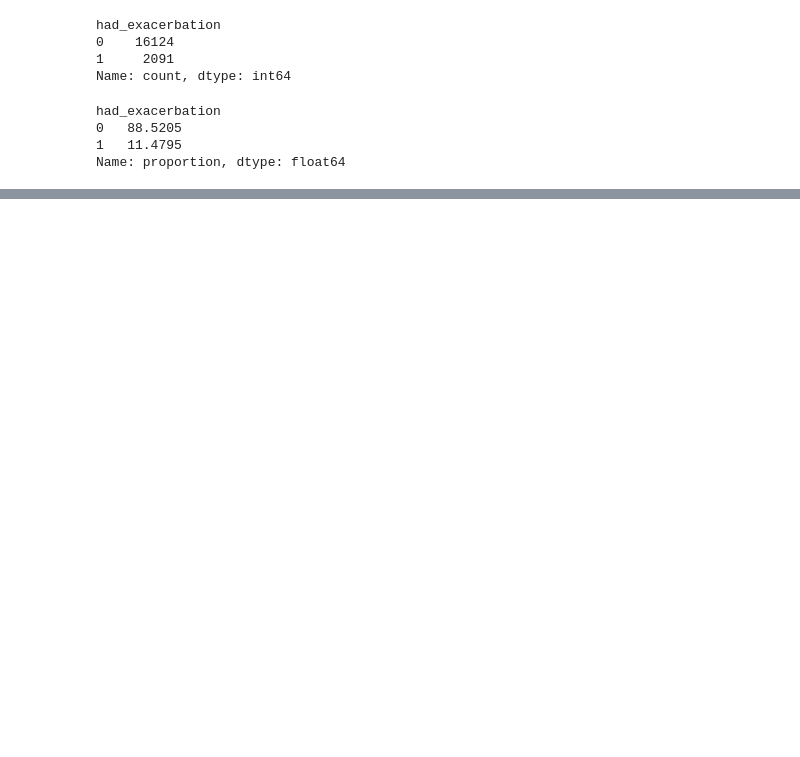
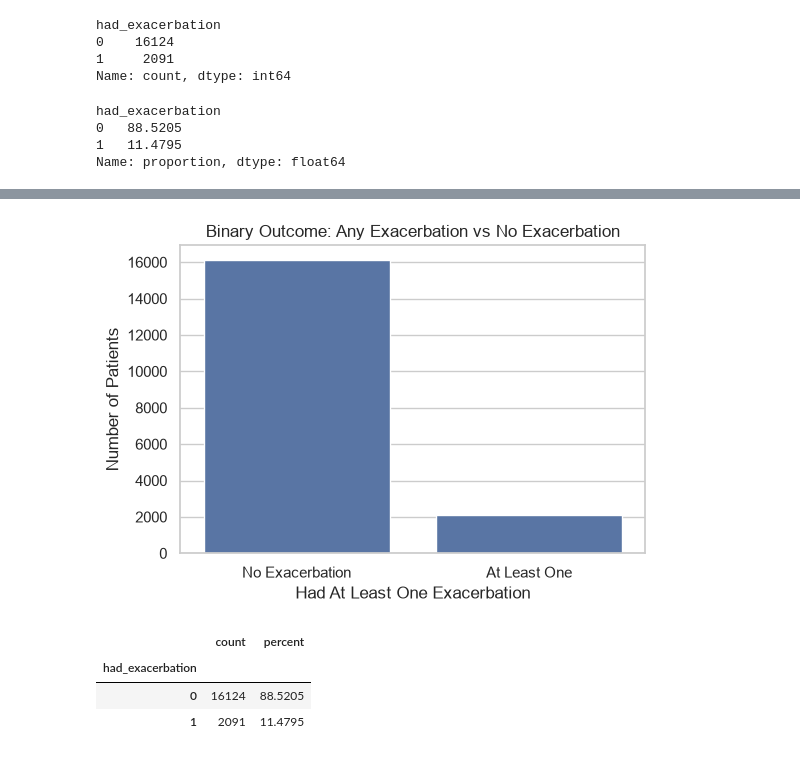
Before and after one commit to tarachd/drug-efficacy-asthma-ml, a Jupyter notebook: notebooks/01_data_understanding.ipynb, the cells around one changed output, grey strips where cells are left out. Saved outputs shown, nothing was run; the diff lists cells and outputs as text; code cells hidden in the pictures; blank space fills up the shorter version.

```diff
--- a/notebooks/01_data_understanding.ipynb
+++ b/notebooks/01_data_understanding.ipynb
@@ -438,0 +494,29 @@ Asthma drug efficacy modeling
+# %%
+# Binary Outcome Count Plot
+plt.figure(figsize=(6, 4))
+
+sns.countplot(
+    data=df,
+    x="had_exacerbation"
+)
+
+plt.title("Binary Outcome: Any Exacerbation vs No Exacerbation")
+plt.xlabel("Had At Least One Exacerbation")
+plt.ylabel("Number of Patients")
+plt.xticks([0, 1], ["No Exacerbation", "At Least One"])
+plt.show()
+# %% [output]
+[figure, added]
+# %%
+# lets make a binary Outcome Table
+binary_outcome_summary = pd.DataFrame({
+    "count": df["had_exacerbation"].value_counts().sort_index(),
+    "percent": df["had_exacerbation"].value_counts(normalize=True).sort_index() * 100
+})
+
+binary_outcome_summary
+# %% [output]
+|  | count | percent |
+| had_exacerbation |  |  |
+| 0 | 16124 | 88.5205 |
+| 1 | 2091 | 11.4795 |
```
Also changed, not shown: parts of 48 cells of this notebook.
